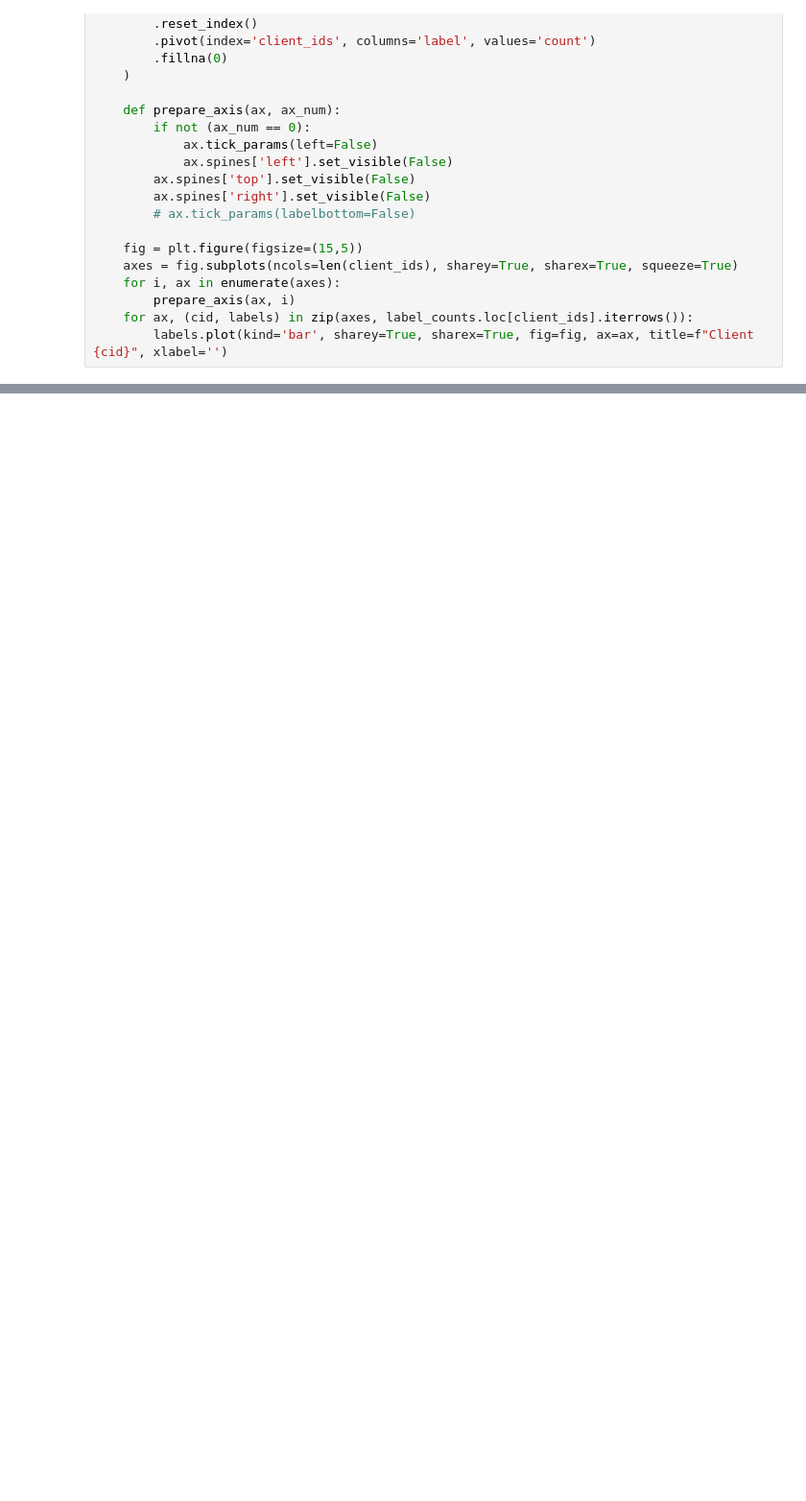
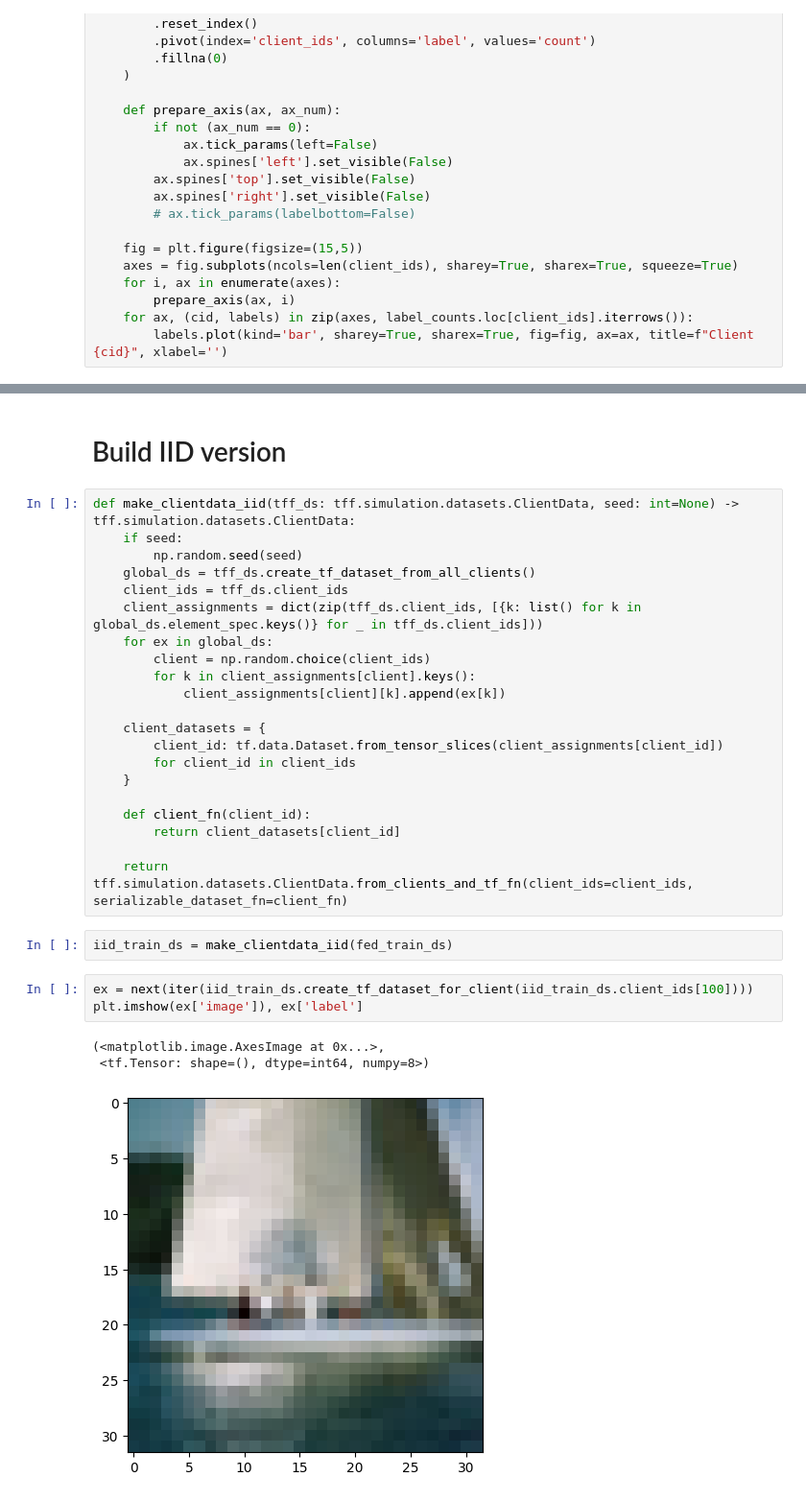
Before and after one commit to luckyos-code/flidp, a Jupyter notebook: src/notebooks/prepare_cifar10.ipynb, the cells around one changed output, grey strips where cells are left out. Shown at 96% size. Saved outputs shown, nothing was run; the diff lists cells and outputs as text; blank space fills up the shorter version.

```diff
--- a/src/notebooks/prepare_cifar10.ipynb
+++ b/src/notebooks/prepare_cifar10.ipynb
@@ -185,0 +186,32 @@ plot_label_dist_for_clients(train_df[['client_ids', 'label']], viz_clients)
+# %% [markdown]
+# Build IID version
+# %%
+def make_clientdata_iid(tff_ds: tff.simulation.datasets.ClientData, seed: int=None) -> tff.simulation.datasets.ClientData:
+    if seed:
+        np.random.seed(seed)
+    global_ds = tff_ds.create_tf_dataset_from_all_clients()
+    client_ids = tff_ds.client_ids
+    client_assignments = dict(zip(tff_ds.client_ids, [{k: list() for k in global_ds.element_spec.keys()} for _ in tff_ds.client_ids]))
+    for ex in global_ds:
+        client = np.random.choice(client_ids)
+        for k in client_assignments[client].keys():
+            client_assignments[client][k].append(ex[k])
+
+    client_datasets = {
+        client_id: tf.data.Dataset.from_tensor_slices(client_assignments[client_id])
+        for client_id in client_ids
+    }
+
+    def client_fn(client_id):
+        return client_datasets[client_id]
+
+    return tff.simulation.datasets.ClientData.from_clients_and_tf_fn(client_ids=client_ids, serializable_dataset_fn=client_fn)
+# %%
+iid_train_ds = make_clientdata_iid(fed_train_ds)
+# %%
+ex = next(iter(iid_train_ds.create_tf_dataset_for_client(iid_train_ds.client_ids[100])))
+plt.imshow(ex['image']), ex['label']
+# %% [output]
+(<matplotlib.image.AxesImage at 0x...>,
+ <tf.Tensor: shape=(), dtype=int64, numpy=8>)
+[figure, added]
```
Also changed, not shown: parts of 7 cells of this notebook, 18 other files.
